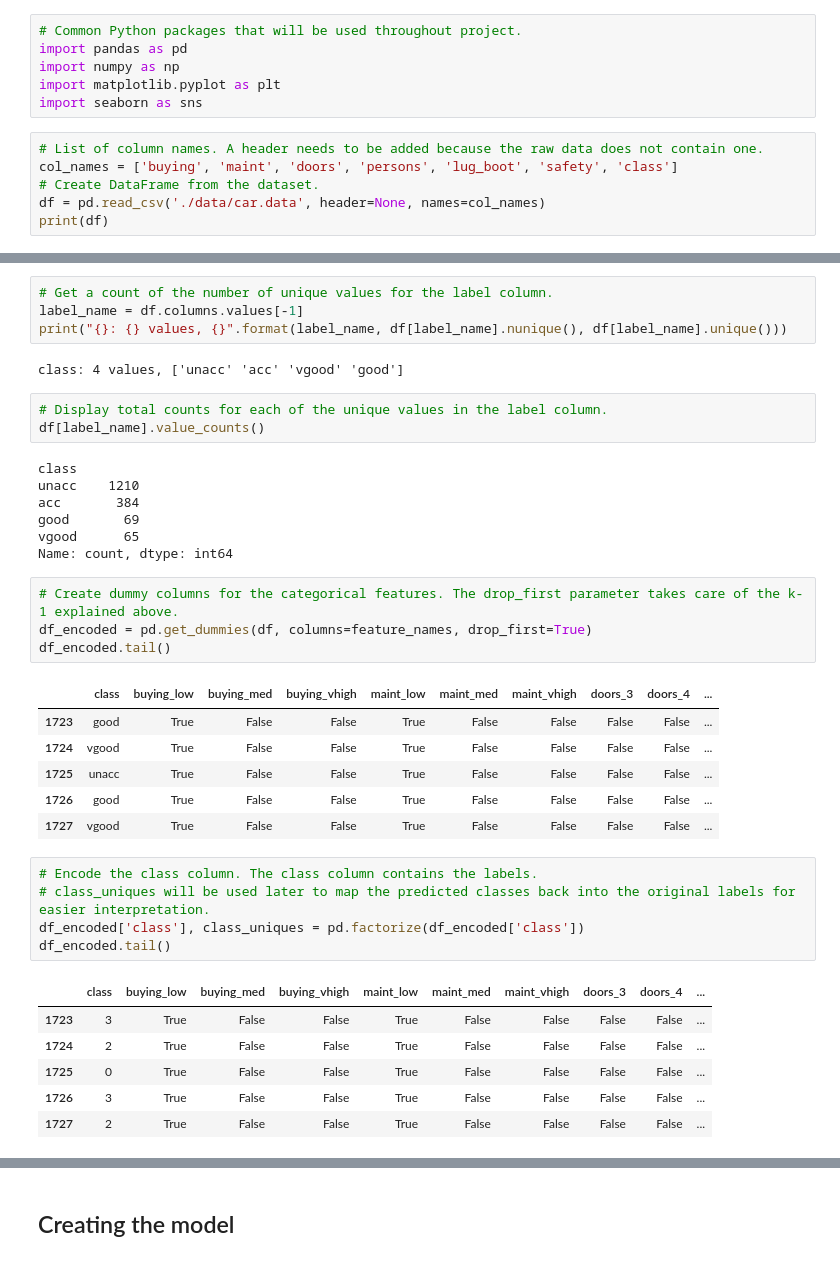
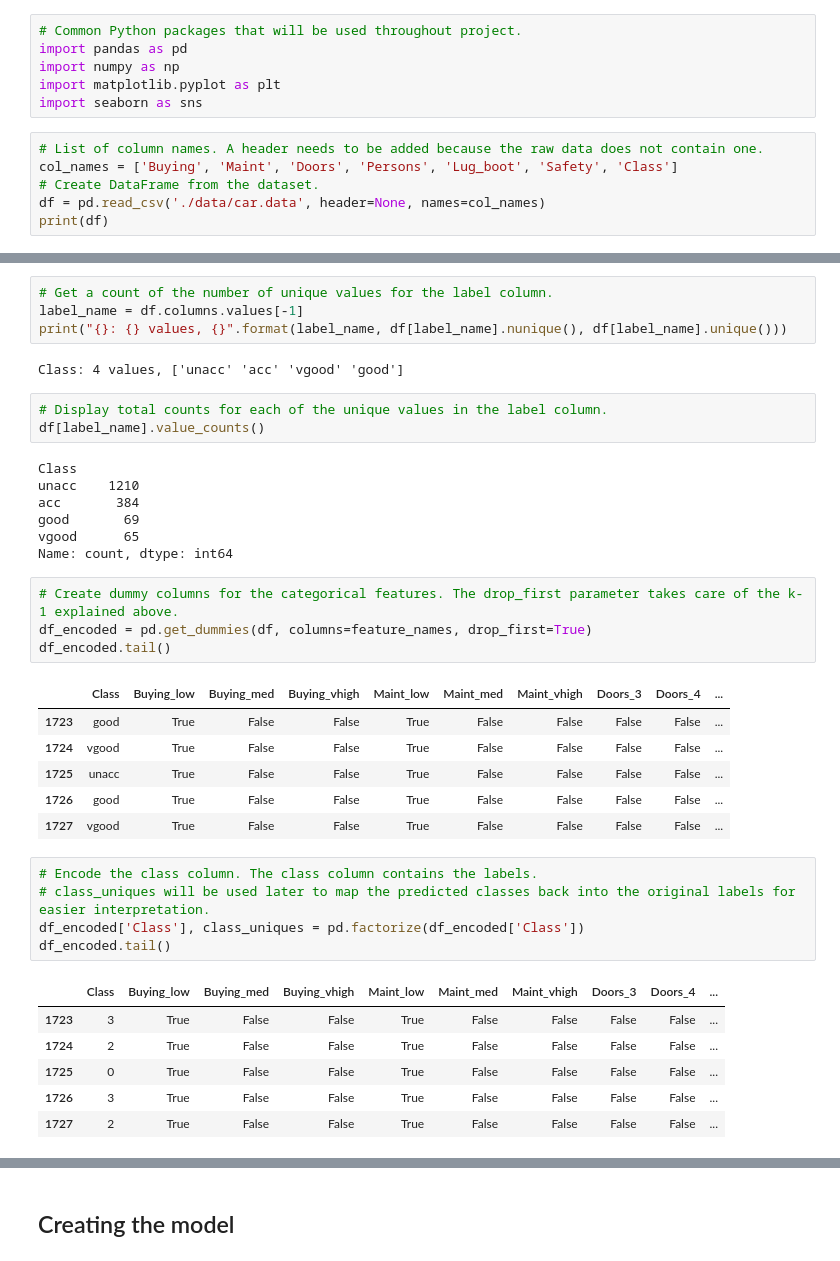
Before and after one commit to ngochaong123/App_python, a Jupyter notebook: Apps.ipynb, the cells around one changed output, grey strips where cells are left out. Cells and saved outputs as stored; diff of their text form.

```diff
--- a/Apps.ipynb
+++ b/Apps.ipynb
@@ -8,7 +8,7 @@ import matplotlib.pyplot as plt
 import seaborn as sns
 # %%
 # List of column names. A header needs to be added because the raw data does not contain one.
-col_names = ['buying', 'maint', 'doors', 'persons', 'lug_boot', 'safety', 'class']
+col_names = ['Buying', 'Maint', 'Doors', 'Persons', 'Lug_boot', 'Safety', 'Class']
 # Create DataFrame from the dataset.
 df = pd.read_csv('./data/car.data', header=None, names=col_names)
 print(df)
@@ -45,12 +45,12 @@ safety: 3 values, ['low' 'med' 'high']
 label_name = df.columns.values[-1]
 print("{}: {} values, {}".format(label_name, df[label_name].nunique(), df[label_name].unique()))
 # %% [output]
-class: 4 values, ['unacc' 'acc' 'vgood' 'good']
+Class: 4 values, ['unacc' 'acc' 'vgood' 'good']
 # %%
 # Display total counts for each of the unique values in the label column.
 df[label_name].value_counts()
 # %% [output]
-class
+Class
 unacc    1210
 acc       384
 good       69
@@ -61,7 +61,7 @@ Name: count, dtype: int64
 df_encoded = pd.get_dummies(df, columns=feature_names, drop_first=True)
 df_encoded.tail()
 # %% [output]
-|  | class | buying_low | buying_med | buying_vhigh | maint_low | maint_med | maint_vhigh | doors_3 | doors_4 | ... |
+|  | Class | Buying_low | Buying_med | Buying_vhigh | Maint_low | Maint_med | Maint_vhigh | Doors_3 | Doors_4 | ... |
 | 1723 | good | True | False | False | True | False | False | False | False | ... |
 | 1724 | vgood | True | False | False | True | False | False | False | False | ... |
 | 1725 | unacc | True | False | False | True | False | False | False | False | ... |
@@ -70,10 +70,10 @@ df_encoded.tail()
 # %%
 # Encode the class column. The class column contains the labels.
 # class_uniques will be used later to map the predicted classes back into the original labels for easier interpretation.
-df_encoded['class'], class_uniques = pd.factorize(df_encoded['class'])
+df_encoded['Class'], class_uniques = pd.factorize(df_encoded['Class'])
 df_encoded.tail()
 # %% [output]
-|  | class | buying_low | buying_med | buying_vhigh | maint_low | maint_med | maint_vhigh | doors_3 | doors_4 | ... |
+|  | Class | Buying_low | Buying_med | Buying_vhigh | Maint_low | Maint_med | Maint_vhigh | Doors_3 | Doors_4 | ... |
 | 1723 | 3 | True | False | False | True | False | False | False | False | ... |
 | 1724 | 2 | True | False | False | True | False | False | False | False | ... |
 | 1725 | 0 | True | False | False | True | False | False | False | False | ... |
```
Also changed, not shown: parts of 10 cells of this notebook.
